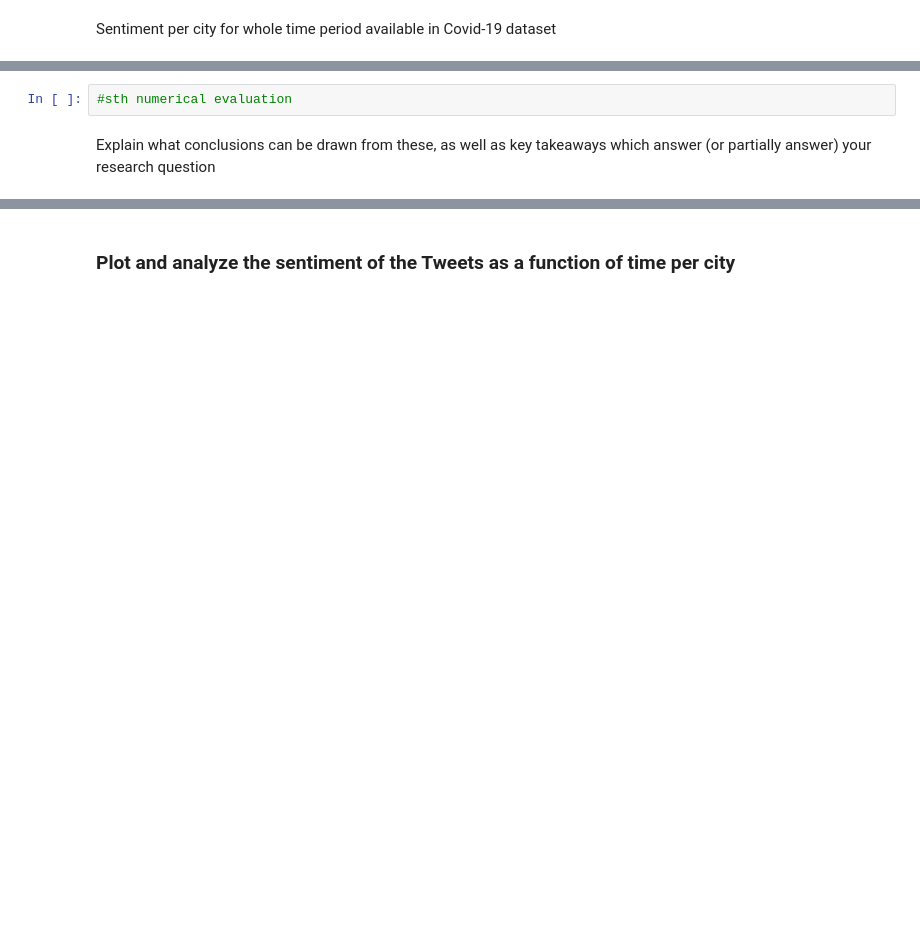
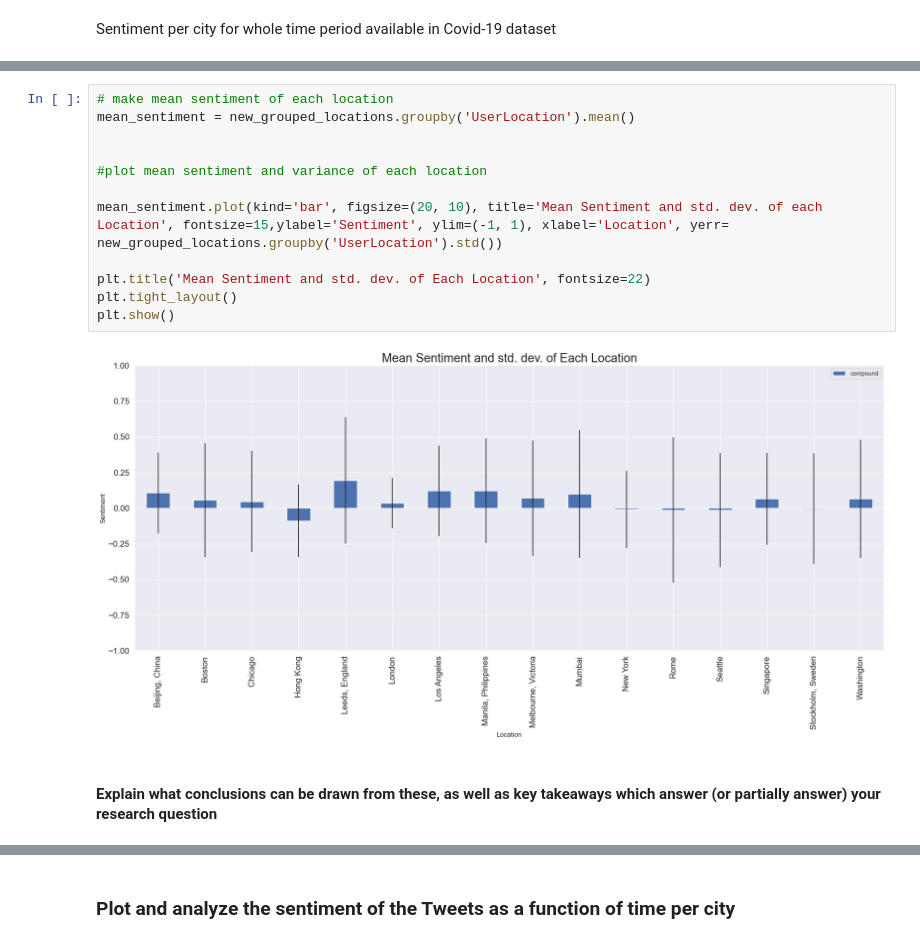
Before and after one commit to richdanis/ML4H, a Jupyter notebook: Project 2/Part_3.ipynb, the cells around one changed output, grey strips where cells are left out. Saved outputs shown, nothing was run; the diff lists cells and outputs as text; blank space fills up the shorter version.

```diff
--- a/Project 2/Part_3.ipynb
+++ b/Project 2/Part_3.ipynb
@@ -131,8 +109,19 @@ what kind of numerical evaluation should I provide here?
-# %%
-#sth numerical evaluation
+# %%
+# make mean sentiment of each location
+mean_sentiment = new_grouped_locations.groupby('UserLocation').mean()
+
+
+#plot mean sentiment and variance of each location
+
+mean_sentiment.plot(kind='bar', figsize=(20, 10), title='Mean Sentiment and std. dev. of each Location', fontsize=15,ylabel='Sentiment', ylim=(-1, 1), xlabel='Location', yerr= new_grouped_locations.groupby('UserLocation').std())
+
+plt.title('Mean Sentiment and std. dev. of Each Location', fontsize=22)
+plt.tight_layout()
+plt.show()
+# %% [output]
+[figure, added]
 # %% [markdown]
-Explain what conclusions can be drawn from
-these, as well as key takeaways which answer (or partially answer) your research question
+#### Explain what conclusions can be drawn from these, as well as key takeaways which answer (or partially answer) your research question
 # %% [markdown]
 Looking at our first plot, one can clearly see that the overall sentiment has a maximum frequency roughly around the neutral sentiment. This is surprising because our data is collected using COVID 19 related topics and one would expect that the overall sentiment is rather negative. Moreover, one can see that the overall sentiment is rather positive than negative, due to two high peaks with clearly positive compound values which is also surprising. However, one can see that the overall sentiment is rather close to neutral, which is why we can conclude that the overall sentiment is rather neutral.
 
```
Also changed, not shown: parts of 20 cells of this notebook, 7 other files.
